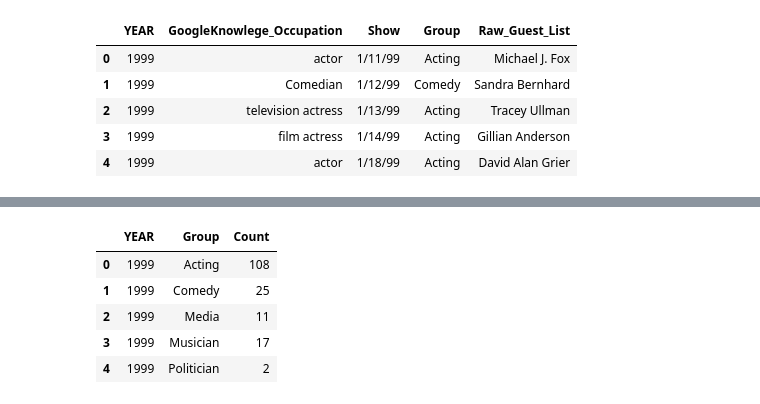
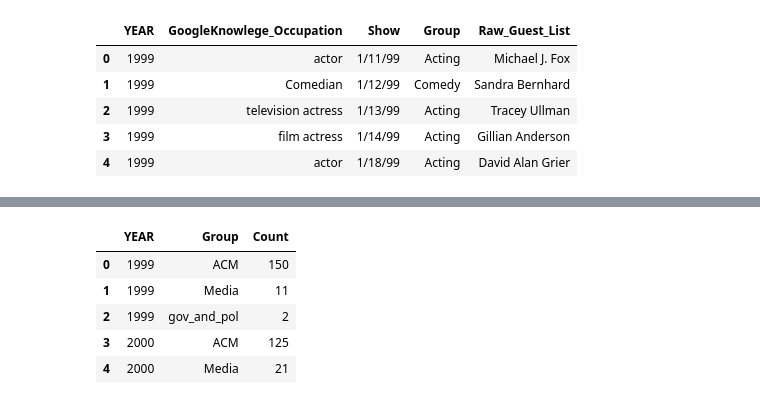
Before and after one commit to ngriggs/DS-Unit-1-Sprint-2-Data-Wrangling-and-Storytelling, a Jupyter notebook: DS_Unit_1_Sprint_Challenge_2_Data_Wrangling_and_Storytelling.ipynb, the cells around one changed output, grey strips where cells are left out. Drawn from its saved outputs; the diff is of its cells as text; code cells hidden in the pictures.

```diff
--- a/DS_Unit_1_Sprint_Challenge_2_Data_Wrangling_and_Storytelling.ipynb
+++ b/DS_Unit_1_Sprint_Challenge_2_Data_Wrangling_and_Storytelling.ipynb
@@ -372,0 +394,8 @@ df.head()
+# %%
+ACM = ['Acting','Comedy','Musician']
+Media = ['Media', 'media']
+Gov_and_Pol = ['Politician','Political Aide','Government','Military']
+all_groups = ACM + Media + Gov_and_Pol
+# %%
+subset = df[df['Group'].isin(all_groups)]
+subset.head()
@@ -372,0 +409,6 @@ df.head()
+# %%
+di = {'Acting': 'ACM','Comedy': 'ACM','Musician' : 'ACM','media': 'Media',
+'Politician': 'gov_and_pol','Political Aide': 'gov_and_pol','Government': 'gov_and_pol','Military': 'gov_and_pol'}
+# %%
+renamed = subset.replace({'Group': di})
+renamed.head()
@@ -373,10 +422,10 @@ df.head()
 # %%
-test = df.groupby(['YEAR', 'Group'], as_index=False).agg({'Show': 'count'}).rename(columns={'Show': 'Count'})
+test = renamed.groupby(['YEAR', 'Group'], as_index=False).agg({'Show': 'count'}).rename(columns={'Show': 'Count'})
 test.head()
 # %% [output]
 |  | YEAR | Group | Count |
-| 0 | 1999 | Acting | 108 |
-| 1 | 1999 | Comedy | 25 |
-| 2 | 1999 | Media | 11 |
-| 3 | 1999 | Musician | 17 |
-| 4 | 1999 | Politician | 2 |
+| 0 | 1999 | ACM | 150 |
+| 1 | 1999 | Media | 11 |
+| 2 | 1999 | gov_and_pol | 2 |
+| 3 | 2000 | ACM | 125 |
+| 4 | 2000 | Media | 21 |
```
Also changed, not shown: parts of 7 cells of this notebook.
